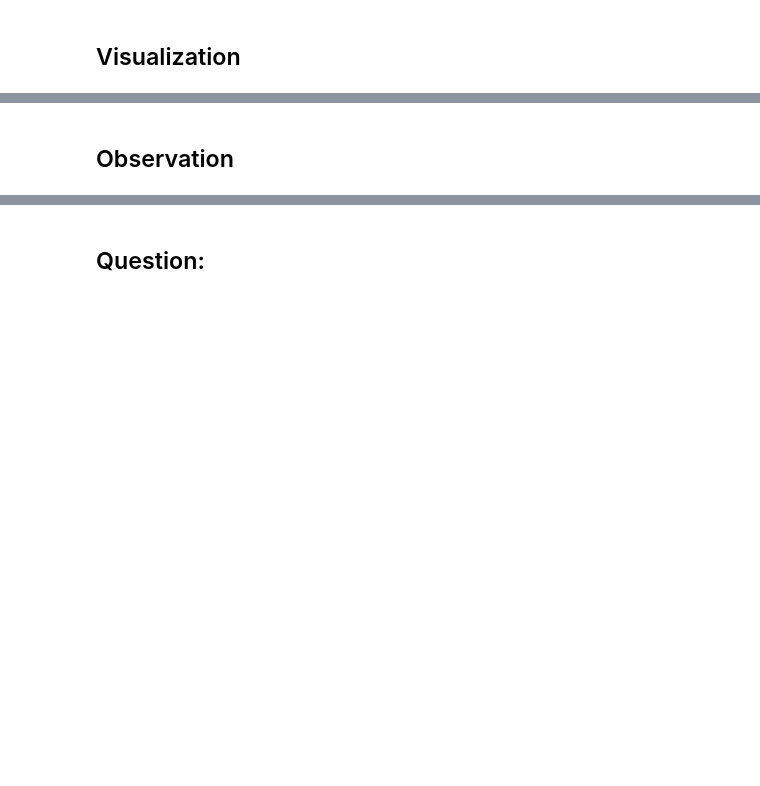
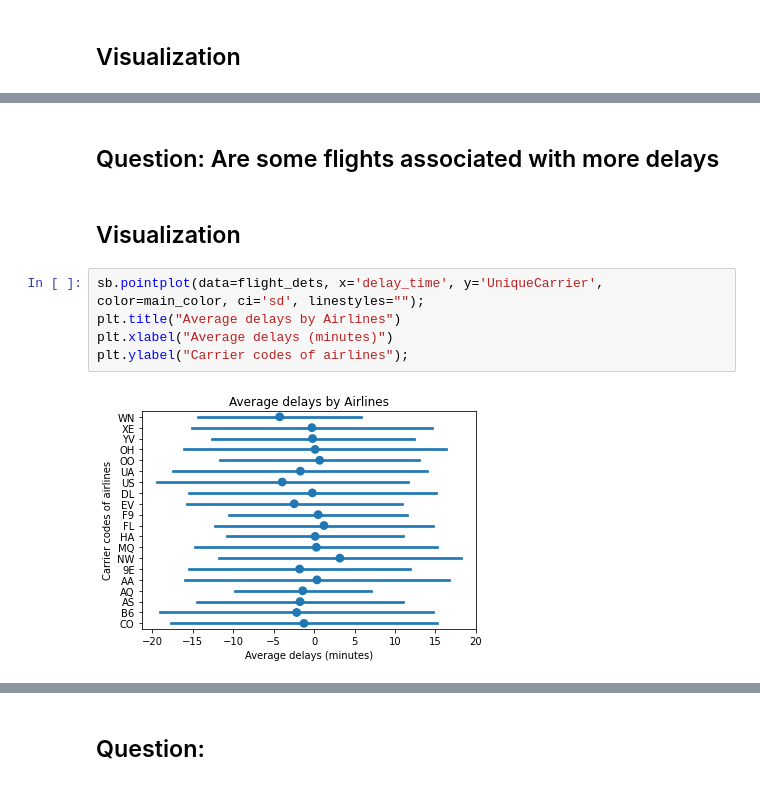
Before and after one commit to ssarrayya/alx-udacity_data-visualization, a Jupyter notebook: Part_I_exploration_template.ipynb, the cells around one changed output, grey strips where cells are left out. Saved outputs shown, nothing was run; the diff lists cells and outputs as text; blank space fills up the shorter version.

```diff
--- a/Part_I_exploration_template.ipynb
+++ b/Part_I_exploration_template.ipynb
@@ -509,2 +495,11 @@ holiday_df.info()
+# %% [markdown]
+## Question: Are some flights associated with more delays
 # %% [markdown]
-## Observation
+## Visualization
+# %%
+sb.pointplot(data=flight_dets, x='delay_time', y='UniqueCarrier', color=main_color, ci='sd', linestyles="");
+plt.title("Average delays by Airlines")
+plt.xlabel("Average delays (minutes)")
+plt.ylabel("Carrier codes of airlines");
+# %% [output]
+[figure, added]
```
Also changed, not shown: parts of 31 cells of this notebook.
